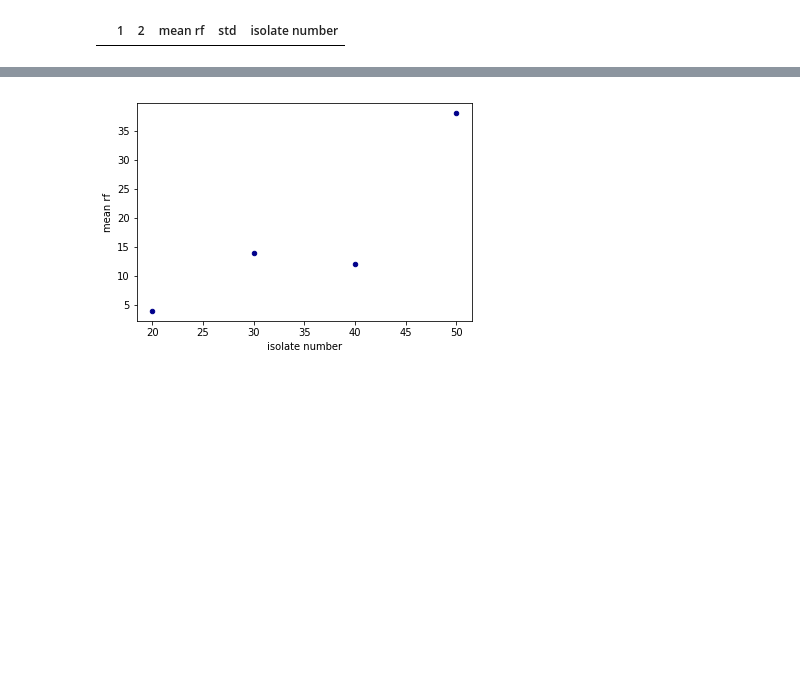
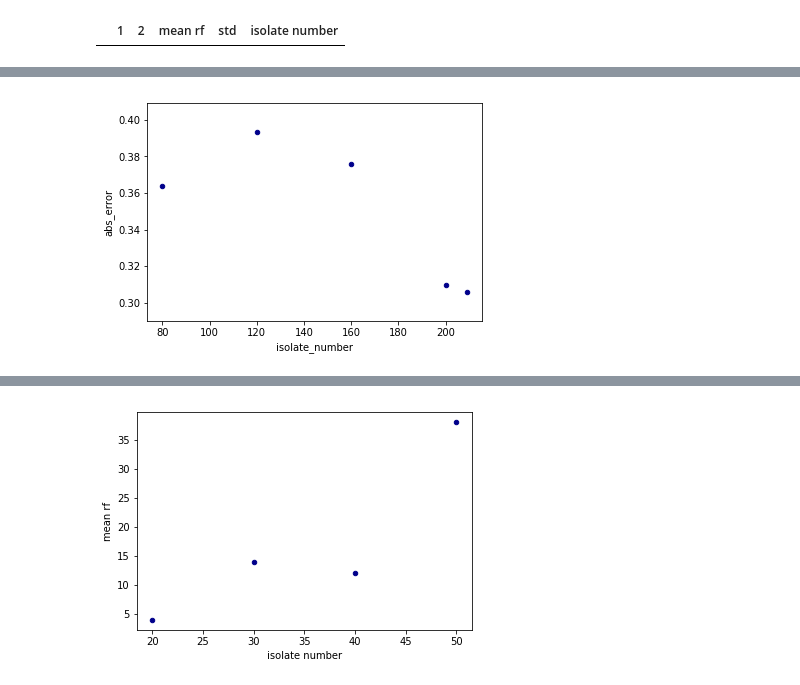
Before and after one commit to jtfield/phylo_comparison, a Jupyter notebook: tree_compare_fig.ipynb, the cells around one changed output, grey strips where cells are left out. Drawn from its saved outputs; the diff is of its cells as text; code cells hidden in the pictures; blank space fills up the shorter version.

```diff
--- a/tree_compare_fig.ipynb
+++ b/tree_compare_fig.ipynb
@@ -776,0 +757,4 @@ for i in range(100):
+# %%
+phy_mr_un_df = phycorder_mr_unweighted_df.plot.scatter(x='isolate_number',y='abs_error',c='DarkBlue')
+# %% [output]
+[figure, added]
```
Also changed, not shown: parts of 12 cells of this notebook.
